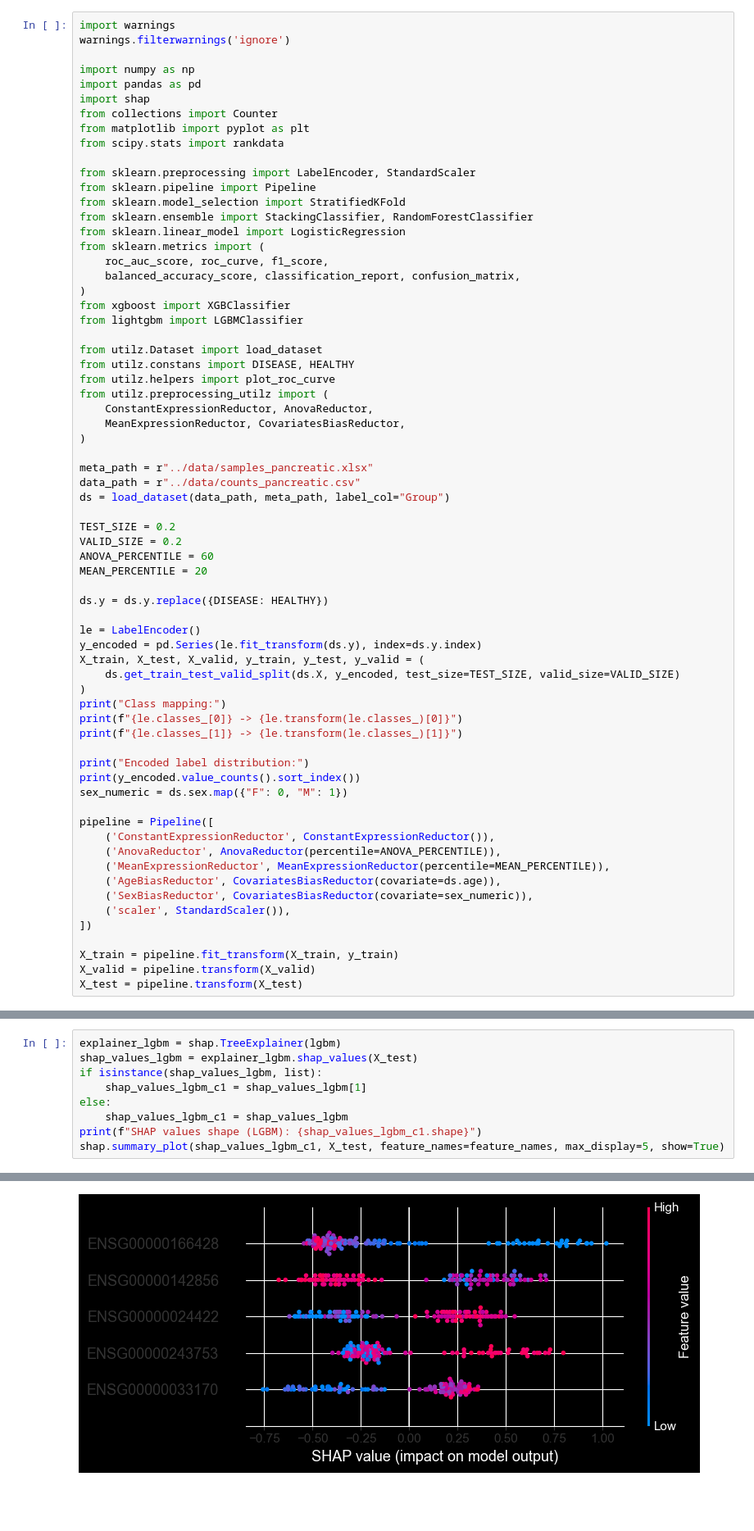
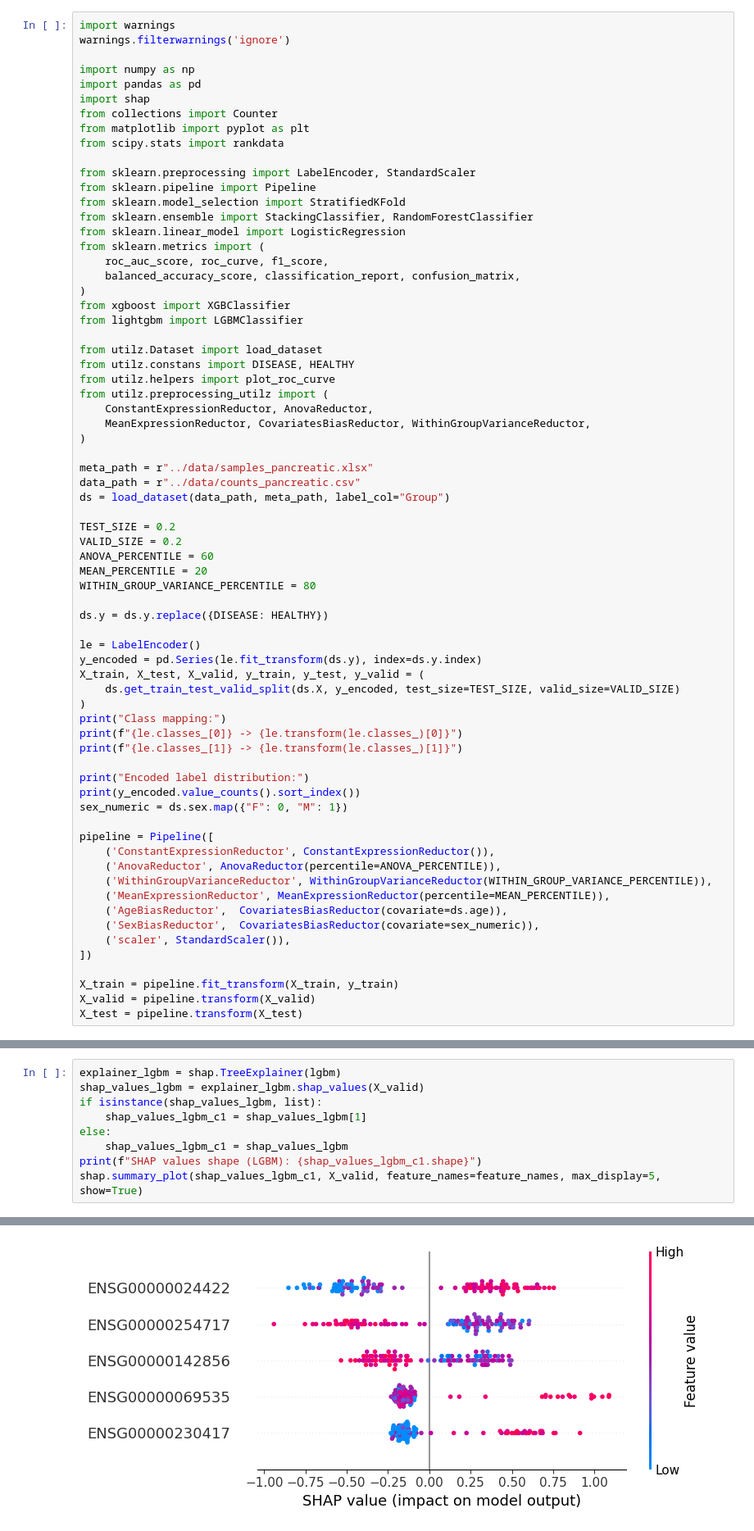
Before and after one commit to kasiaOsowska/pancreatic_canacer_dataset_analysis, a Jupyter notebook: 2_prediction.ipynb, the cells around one changed output, grey strips where cells are left out. Shown at 82% size. Saved outputs shown, nothing was run; the diff lists cells and outputs as text; blank space fills up the shorter version.

```diff
--- a/2_prediction.ipynb
+++ b/2_prediction.ipynb
@@ -34,7 +33,7 @@ from utilz.constans import DISEASE, HEALTHY
 from utilz.helpers import plot_roc_curve
 from utilz.preprocessing_utilz import (
     ConstantExpressionReductor, AnovaReductor,
-    MeanExpressionReductor, CovariatesBiasReductor,
+    MeanExpressionReductor, CovariatesBiasReductor, WithinGroupVarianceReductor,
 )
 
 meta_path = r"../data/samples_pancreatic.xlsx"
@@ -45,6 +44,7 @@ TEST_SIZE = 0.2
 VALID_SIZE = 0.2
 ANOVA_PERCENTILE = 60
 MEAN_PERCENTILE = 20
+WITHIN_GROUP_VARIANCE_PERCENTILE = 80
 
 ds.y = ds.y.replace({DISEASE: HEALTHY})
 
@@ -64,9 +64,10 @@ sex_numeric = ds.sex.map({"F": 0, "M": 1})
 pipeline = Pipeline([
     ('ConstantExpressionReductor', ConstantExpressionReductor()),
     ('AnovaReductor', AnovaReductor(percentile=ANOVA_PERCENTILE)),
+    ('WithinGroupVarianceReductor', WithinGroupVarianceReductor(WITHIN_GROUP_VARIANCE_PERCENTILE)),
     ('MeanExpressionReductor', MeanExpressionReductor(percentile=MEAN_PERCENTILE)),
-    ('AgeBiasReductor', CovariatesBiasReductor(covariate=ds.age)),
-    ('SexBiasReductor', CovariatesBiasReductor(covariate=sex_numeric)),
+    ('AgeBiasReductor',  CovariatesBiasReductor(covariate=ds.age)),
+    ('SexBiasReductor',  CovariatesBiasReductor(covariate=sex_numeric)),
     ('scaler', StandardScaler()),
 ])
 
@@ -205,11 +206,11 @@ shap.summary_plot(shap_values_lr, X_test, feature_names=feature_names, max_displ
 LightGBM is a gradient boosting framework that natively supports `TreeExplainer`, allowing efficient and exact computation of SHAP values using the tree structure.
 # %%
 explainer_lgbm = shap.TreeExplainer(lgbm)
-shap_values_lgbm = explainer_lgbm.shap_values(X_test)
+shap_values_lgbm = explainer_lgbm.shap_values(X_valid)
 if isinstance(shap_values_lgbm, list):
     shap_values_lgbm_c1 = shap_values_lgbm[1]
 else:
     shap_values_lgbm_c1 = shap_values_lgbm
 print(f"SHAP values shape (LGBM): {shap_values_lgbm_c1.shape}")
-shap.summary_plot(shap_values_lgbm_c1, X_test, feature_names=feature_names, max_display=5, show=True)
+shap.summary_plot(shap_values_lgbm_c1, X_valid, feature_names=feature_names, max_display=5, show=True)
 # %% [output]
@@ -217,4 +218,4 @@ SHAP values shape (LGBM): (113, 7477)
-[figure, old version]
+[figure, new version]
 # %% [markdown]
 ### 6.3. SHAP for XGBoost
 
```
Also changed, not shown: parts of 12 cells of this notebook, 5 other files.
